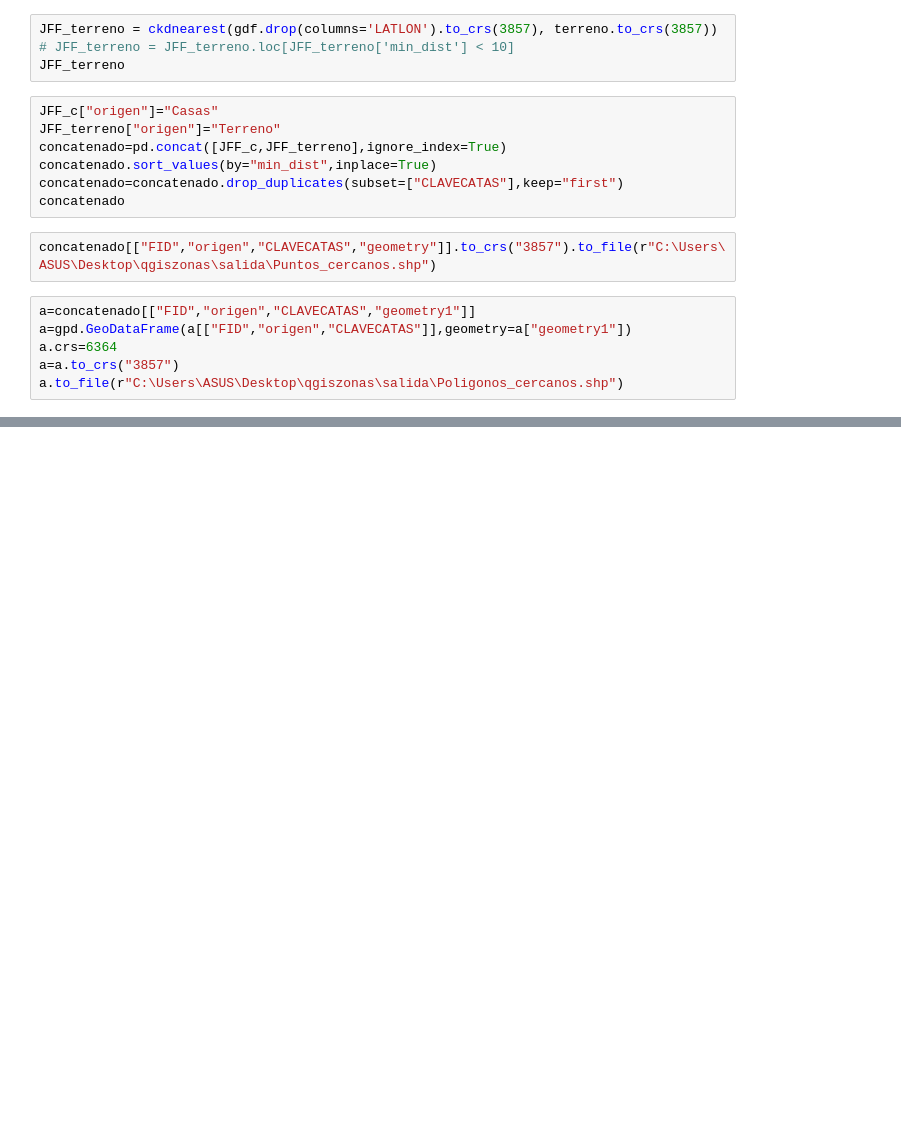
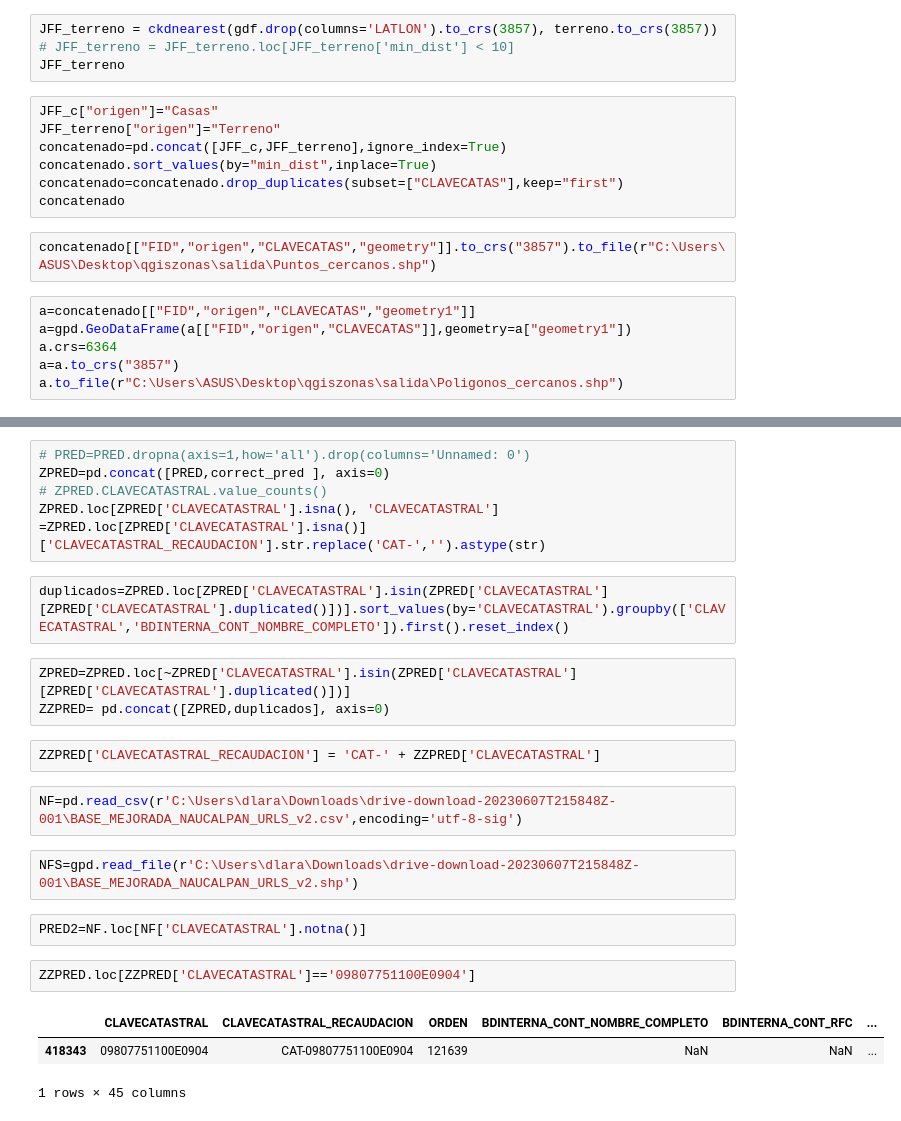
Before and after one commit to DiosLara/Newst_codes, a Jupyter notebook: cruce_pred_cat/Version_final_geo2.ipynb, the cells around one changed output, grey strips where cells are left out. Drawn from its saved outputs; the diff is of its cells as text; blank space fills up the shorter version.

```diff
--- a/cruce_pred_cat/Version_final_geo2.ipynb
+++ b/cruce_pred_cat/Version_final_geo2.ipynb
@@ -363,0 +433,24 @@ a.to_file(r"C:\Users\ASUS\Desktop\qgiszonas\salida\Poligonos_cercanos.shp")
+# %%
+# PRED=PRED.dropna(axis=1,how='all').drop(columns='Unnamed: 0')
+ZPRED=pd.concat([PRED,correct_pred ], axis=0)
+# ZPRED.CLAVECATASTRAL.value_counts()
+ZPRED.loc[ZPRED['CLAVECATASTRAL'].isna(), 'CLAVECATASTRAL'] =ZPRED.loc[ZPRED['CLAVECATASTRAL'].isna()]['CLAVECATASTRAL_RECAUDACION'].str.replace('CAT-','').astype(str)
+# %%
+duplicados=ZPRED.loc[ZPRED['CLAVECATASTRAL'].isin(ZPRED['CLAVECATASTRAL'][ZPRED['CLAVECATASTRAL'].duplicated()])].sort_values(by='CLAVECATASTRAL').groupby(['CLAVECATASTRAL','BDINTERNA_CONT_NOMBRE_COMPLETO']).first().reset_index()
+# %%
+ZPRED=ZPRED.loc[~ZPRED['CLAVECATASTRAL'].isin(ZPRED['CLAVECATASTRAL'][ZPRED['CLAVECATASTRAL'].duplicated()])]
+ZZPRED= pd.concat([ZPRED,duplicados], axis=0)
+# %%
+ZZPRED['CLAVECATASTRAL_RECAUDACION'] = 'CAT-' + ZZPRED['CLAVECATASTRAL']
+# %%
+NF=pd.read_csv(r'C:\Users\dlara\Downloads\drive-download-20230607T215848Z-001\BASE_MEJORADA_NAUCALPAN_URLS_v2.csv',encoding='utf-8-sig')
+# %%
+NFS=gpd.read_file(r'C:\Users\dlara\Downloads\drive-download-20230607T215848Z-001\BASE_MEJORADA_NAUCALPAN_URLS_v2.shp')
+# %%
+PRED2=NF.loc[NF['CLAVECATASTRAL'].notna()]
+# %%
+ZZPRED.loc[ZZPRED['CLAVECATASTRAL']=='09807751100E0904']
+# %% [output]
+|  | CLAVECATASTRAL | CLAVECATASTRAL_RECAUDACION | ORDEN | BDINTERNA_CONT_NOMBRE_COMPLETO | BDINTERNA_CONT_RFC | ... |
+| 418343 | 09807751100E0904 | CAT-09807751100E0904 | 121639 | NaN | NaN | ... |
+1 rows × 45 columns
```
Also changed, not shown: parts of 34 cells of this notebook, 1 other file.
